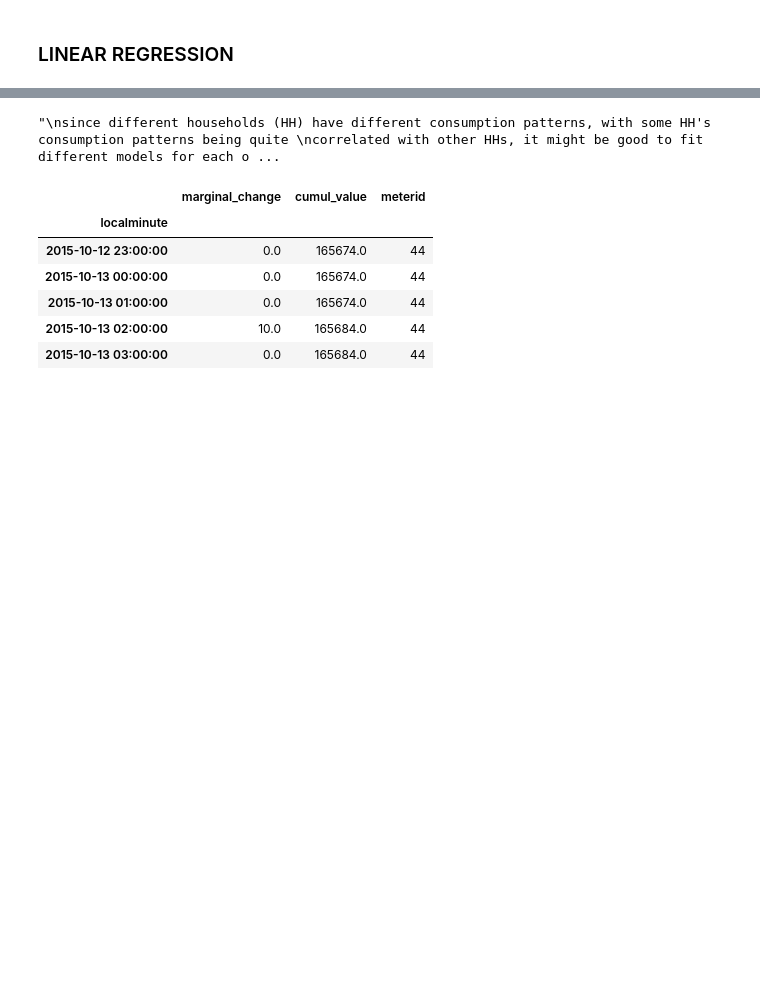
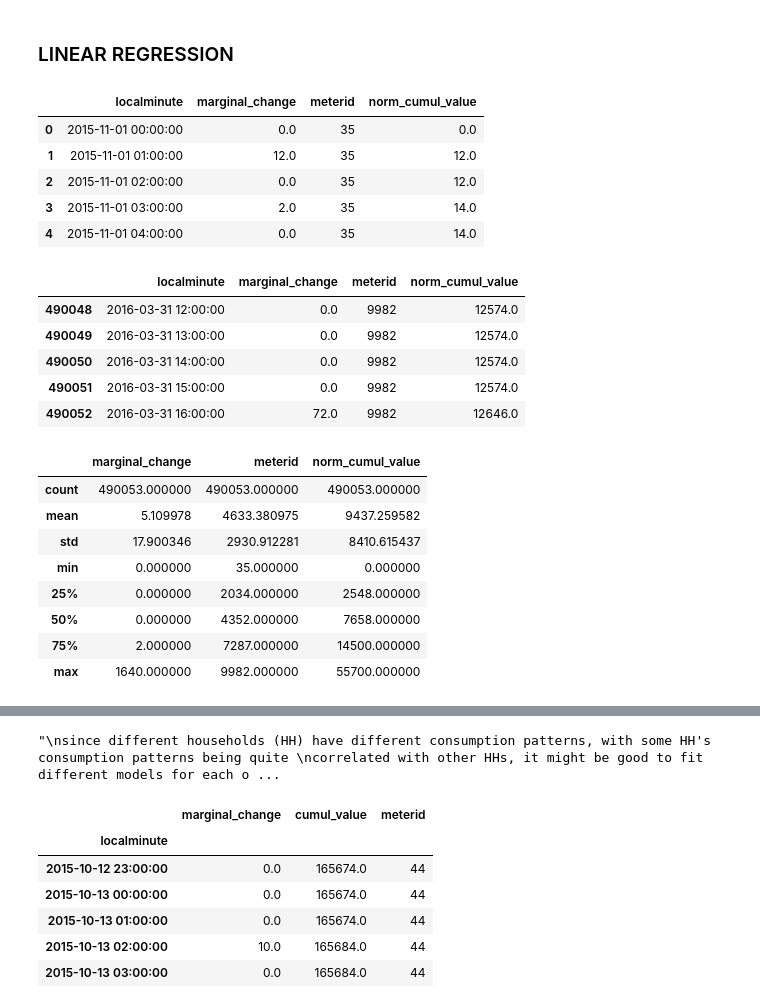
Before and after one commit to melvintzw/ee4211, a Jupyter notebook: linear_regression_svr.ipynb, the cells around one changed output, grey strips where cells are left out. Drawn from its saved outputs; the diff is of its cells as text; code cells hidden in the pictures; blank space fills up the shorter version.

```diff
--- a/linear_regression_svr.ipynb
+++ b/linear_regression_svr.ipynb
@@ -52,17 +113,56 @@ display(id_list, len(id_list))
 # %% [markdown]
 ### LINEAR REGRESSION
 # %%
-# combine all meterids' data. create new columns for 1 hot encoding indicating which meterid the datapoint belongs to
+# combine all meterids' data.
+# maybe create new columns for 1 hot encoding indicating which meterid the datapoint belongs to
 # it is possible to extend this model by using one-hot encoding to indicate a particular cluster of meterids instead.
 
-# df_combinedxy = pd.DataFrame()
-# for meterid in id_list:
-#     df_i = groups.get_group(meterid)
-#     df_x = df_i.index.to_series()
-#     df_y = df_i[f'cumul_value']
-#     df_xy = pd.concat([df_x, df_y], axis=1, ignore_index=True)
-#     df_combinedxy = df_combinedxy.append(df_xy, ignore_index=True)
-# df_combinedxy.columns = ['localminute', 'cumul_value']
-# display(df_combinedxy.head(), df_combinedxy.describe())
 
-# generate new columns for one-hot encoding.
+def normalize_and_combine(origin_date):
+    '''
+    finds all meterids that have a datapoint at origin_date and
+    normalizes all cumulative readings based on that origin_date by
+    subtracting the first cumul value from all cumul values for each meterid.
+    effectively setting the first cumul value to 0 at origin_date, and all subsequent
+    values are based off that.
+
+    '''
+    valid_list = []
+    for meterid in id_list:
+        df_i = groups.get_group(meterid)
+        if df_i.index[0] <= pd.to_datetime(origin_date):
+            valid_list.append(meterid)
+
+    df_combinedxy = pd.DataFrame()
+    for meterid in valid_list:
+        df_i = groups.get_group(meterid)
+        df_i = normalize_cumul(df_i, origin_date)
+        df_i = df_i.reset_index()
+        df_combinedxy = df_combinedxy.append(df_i, ignore_index=True)
+
+    return df_combinedxy
+
+df_normalized = normalize_and_combine(origin_date)
+display(df_normalized.head(), df_normalized.tail(), df_normalized.describe())
+# %% [output]
+|  | localminute | marginal_change | meterid | norm_cumul_value |
+| 0 | 2015-11-01 00:00:00 | 0.0 | 35 | 0.0 |
+| 1 | 2015-11-01 01:00:00 | 12.0 | 35 | 12.0 |
+| 2 | 2015-11-01 02:00:00 | 0.0 | 35 | 12.0 |
+| 3 | 2015-11-01 03:00:00 | 2.0 | 35 | 14.0 |
+| 4 | 2015-11-01 04:00:00 | 0.0 | 35 | 14.0 |
+|  | localminute | marginal_change | meterid | norm_cumul_value |
+| 490048 | 2016-03-31 12:00:00 | 0.0 | 9982 | 12574.0 |
+| 490049 | 2016-03-31 13:00:00 | 0.0 | 9982 | 12574.0 |
+| 490050 | 2016-03-31 14:00:00 | 0.0 | 9982 | 12574.0 |
+| 490051 | 2016-03-31 15:00:00 | 0.0 | 9982 | 12574.0 |
+| 490052 | 2016-03-31 16:00:00 | 72.0 | 9982 | 12646.0 |
+|  | marginal_change | meterid | norm_cumul_value |
+| count | 490053.000000 | 490053.000000 | 490053.000000 |
+| mean | 5.109978 | 4633.380975 | 9437.259582 |
+| std | 17.900346 | 2930.912281 | 8410.615437 |
+| min | 0.000000 | 35.000000 | 0.000000 |
+| 25% | 0.000000 | 2034.000000 | 2548.000000 |
+| 50% | 0.000000 | 4352.000000 | 7658.000000 |
+| 75% | 2.000000 | 7287.000000 | 14500.000000 |
+| max | 1640.000000 | 9982.000000 | 55700.000000 |
```
Also changed, not shown: parts of 5 cells of this notebook.
